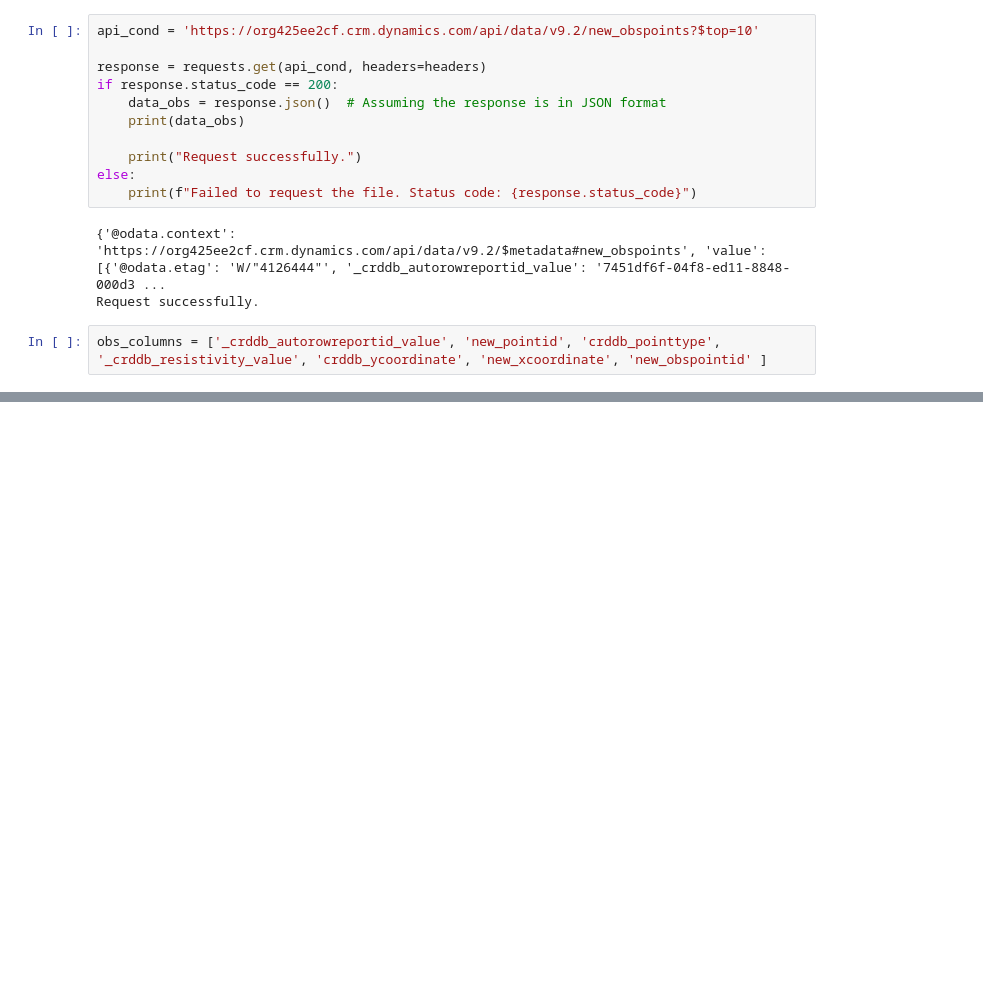
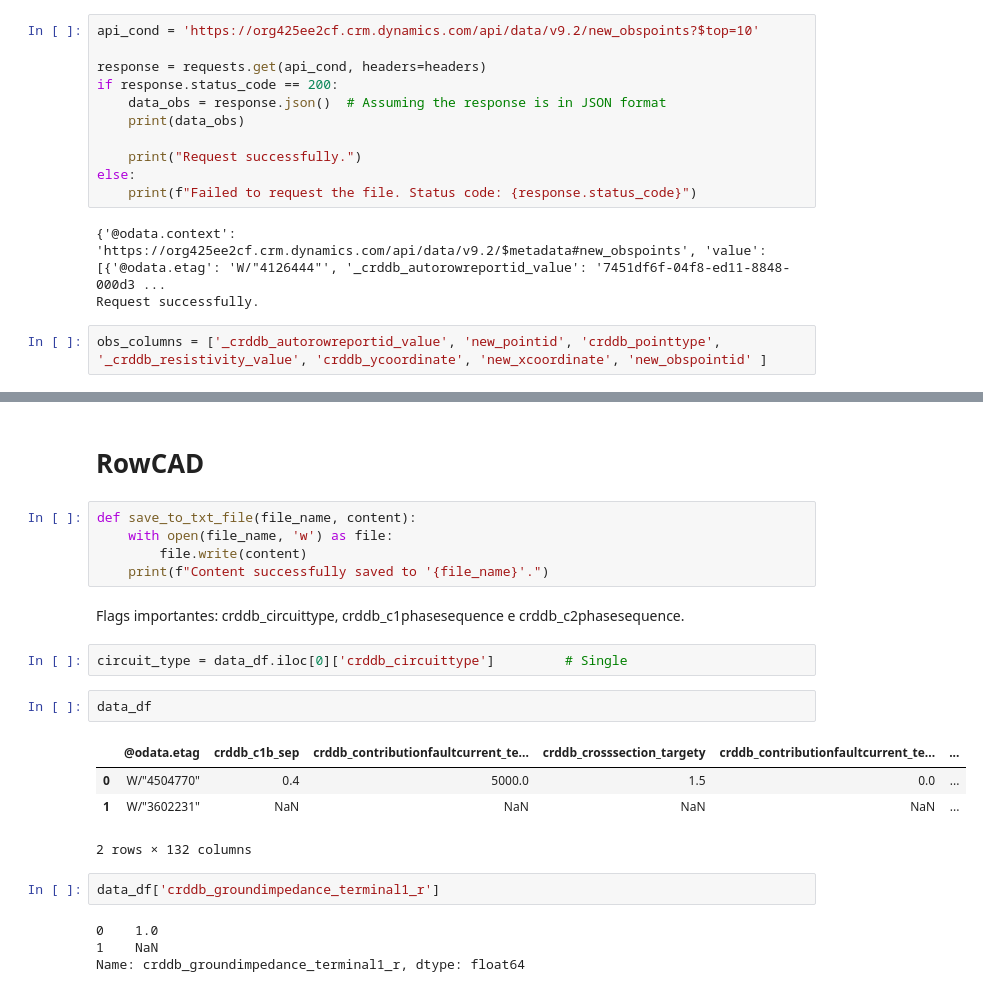
Before and after one commit to LucasLessa1/Projects, a Jupyter notebook: PowerApps/request_notebook.ipynb, the cells around one changed output, grey strips where cells are left out. Saved outputs shown, nothing was run; the diff lists cells and outputs as text; blank space fills up the shorter version.

```diff
--- a/PowerApps/request_notebook.ipynb
+++ b/PowerApps/request_notebook.ipynb
@@ -300,0 +300,24 @@ obs_df
+# %% [markdown]
+# RowCAD
+# %%
+def save_to_txt_file(file_name, content):
+    with open(file_name, 'w') as file:
+        file.write(content)
+    print(f"Content successfully saved to '{file_name}'.")
+# %% [markdown]
+Flags importantes: crddb_circuittype, crddb_c1phasesequence e crddb_c2phasesequence.
+# %%
+circuit_type = data_df.iloc[0]['crddb_circuittype']         # Single
+# %%
+data_df
+# %% [output]
+|  | @odata.etag | crddb_c1b_sep | crddb_contributionfaultcurrent_te... | crddb_crosssection_targety | crddb_contributionfaultcurrent_te... | ... |
+| 0 | W/"4504770" | 0.4 | 5000.0 | 1.5 | 0.0 | ... |
+| 1 | W/"3602231" | NaN | NaN | NaN | NaN | ... |
+2 rows × 132 columns
+# %%
+data_df['crddb_groundimpedance_terminal1_r']
+# %% [output]
+0    1.0
+1    NaN
+Name: crddb_groundimpedance_terminal1_r, dtype: float64
```
Also changed, not shown: parts of 47 cells of this notebook.
